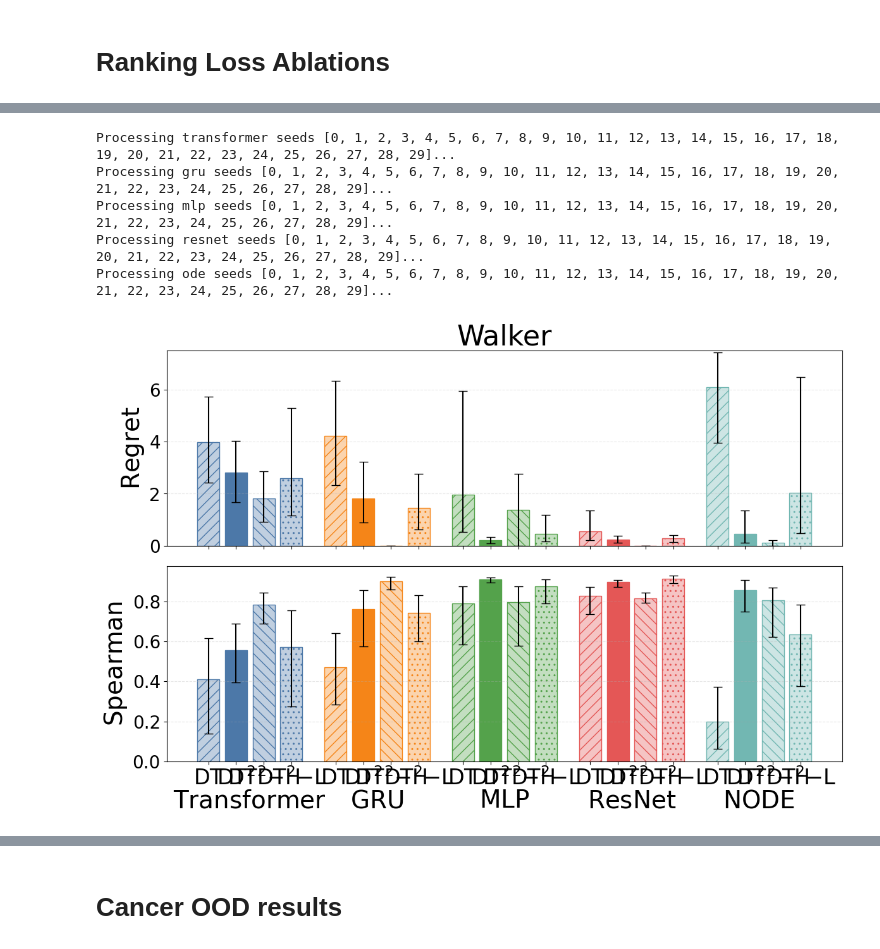
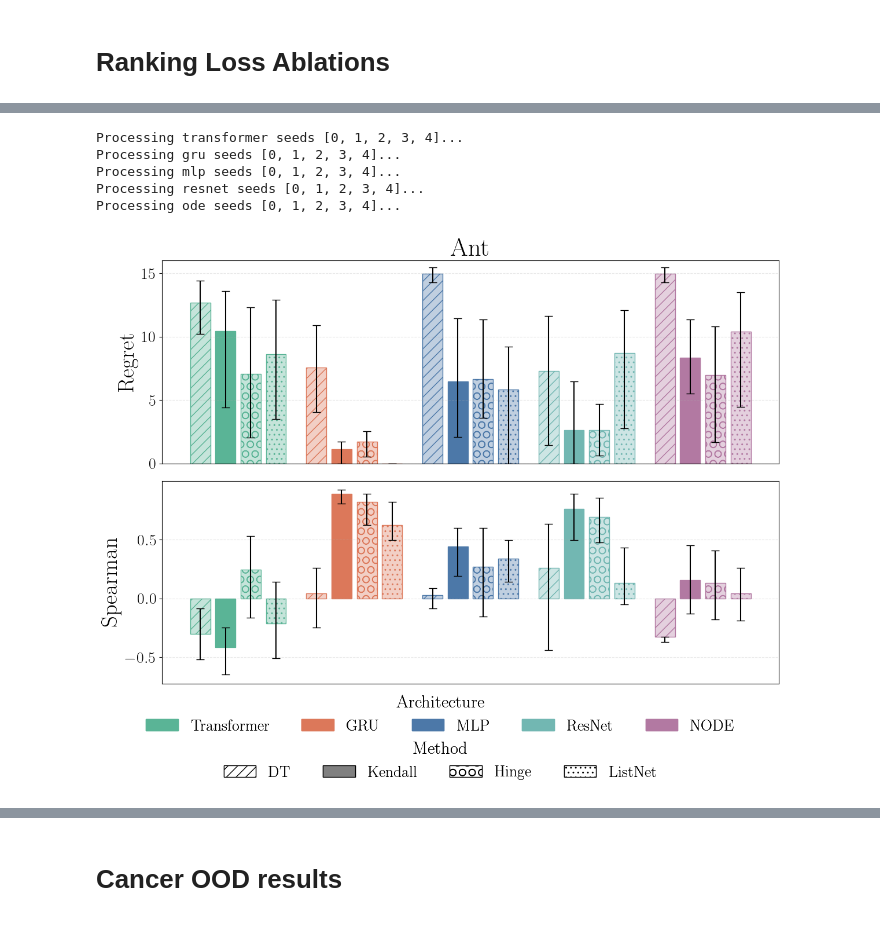
Before and after one commit to harrya32/DT2, a Jupyter notebook: results/results.ipynb, the cells around one changed output, grey strips where cells are left out. Drawn from its saved outputs; the diff is of its cells as text; code cells hidden in the pictures.

Commit message:
ranking ablation plots

```diff
--- a/results/results.ipynb
+++ b/results/results.ipynb
@@ -318,11 +318,13 @@ hinge           | 91.23 ± 0.97       | -0.100 ± 0.000     | 0.0% ± 0.0%
 listnet         | 91.23 ± 0.97       | -0.100 ± 0.000     | 0.0% ± 0.0%
 vaml            | 91.23 ± 0.97       | -0.100 ± 0.000     | 0.0% ± 0.0%
 # %%
-# Combined 2x3 grid of all environments
 import matplotlib.pyplot as plt
 import numpy as np
+from matplotlib import rc
 
-# Data for all environments
+rc('text', usetex=True)
+rc('font', family='serif')
+
 environments = {
     'Pendulum': {
         'lambdas': [0, 0.1, 0.25, 0.5, 0.75],
@@ -333,7 +335,7 @@ environments = {
         'mse_log': True,
         'mse_ylim': None
     },
-    'LunarLander': {
+    'Lunarlander': {
         'lambdas': [0, 0.1, 0.25, 0.5, 0.75],
         'spearman': [0.76, 0.93, 0.90, 0.92, 0.93],
         'spearman_ses': [0.07, 0.03, 0.04, 0.05, 0.03],
@@ -385,8 +387,8 @@ environments = {
 fig, axes = plt.subplots(2, 3, figsize=(18, 10))
 axes = axes.flatten()
 
-color_spearman = 'tab:blue'
-color_mse = 'tab:red'
+color_spearman = (90/255, 180/255, 150/255)
+color_mse = (220/255, 120/255, 90/255)
 
 for idx, (env_name, data) in enumerate(environments.items()):
     ax1 = axes[idx]
@@ -398,10 +400,10 @@ for idx, (env_name, data) in enumerate(environments.items()):
     # Plot Spearman
     # Only show x-label on bottom row
     if row == 1:
-        ax1.set_xlabel('$\\lambda$', fontsize=28)
+        ax1.set_xlabel(r'$\lambda$', fontsize=28)
     # Only show Spearman label on leftmost column
     if col == 0:
-        ax1.set_ylabel('Spearman', color=color_spearman, fontsize=28)
+        ax1.set_ylabel(r'Spearman', color=color_spearman, fontsize=28)
     ax1.plot(data['lambdas'], data['spearman'], color=color_spearman, marker='o',
              linestyle='-', linewidth=2, label='Spearman')
 
@@ -428,15 +430,15 @@ for idx, (env_name, data) in enumerate(environments.items()):
         ax1.set_xticklabels([])
     else:
         # Custom formatting: show "0" instead of "0.00"
-        ax1.set_xticklabels(['0', '0.1', '0.25', '0.5', '0.75'])
+        ax1.set_xticklabels([r'$0$', r'$0.1$', r'$0.25$', r'$0.5$', r'$0.75$'])
     ax1.grid(True, linestyle=':', alpha=0.6)
-    ax1.set_title(env_name, fontsize=28)
+    ax1.set_title(r'{}'.format(env_name), fontsize=28)
 
     # Plot MSE on secondary y-axis
     ax2 = ax1.twinx()
     # Only show MSE label on rightmost column
     if col == 2:
-        ax2.set_ylabel('MSE', color=color_mse, fontsize=28)
+        ax2.set_ylabel(r'MSE', color=color_mse, fontsize=28)
     ax2.plot(data['lambdas'], data['mse'], color=color_mse, marker='s',
              linestyle='--', linewidth=2, label='MSE')
     ax2.fill_between(data['lambdas'],
@@ -2524,9 +2592,9 @@ Processing ode seeds [2, 3, 4, 5, 6, 7, 8, 9, 10, 11]...
 # %%
-plot_benchmarks_all(pipeline = 'walker_pipeline', seeds = list(range(0,30)), ylim = 7.5, save = False)
+plot_benchmarks_all(pipeline = 'ant_pipeline', seeds = list(range(0, 5)), ylim = 16, save = True, show_x_labels=False, plot_legend=True) #lambda 0.99, rollout len 50
 # %% [output]
-Processing transformer seeds [0, 1, 2, 3, 4, 5, 6, 7, 8, 9, 10, 11, 12, 13, 14, 15, 16, 17, 18, 19, 20, 21, 22, 23, 24, 25, 26, 27, 28, 29]...
-Processing gru seeds [0, 1, 2, 3, 4, 5, 6, 7, 8, 9, 10, 11, 12, 13, 14, 15, 16, 17, 18, 19, 20, 21, 22, 23, 24, 25, 26, 27, 28, 29]...
-Processing mlp seeds [0, 1, 2, 3, 4, 5, 6, 7, 8, 9, 10, 11, 12, 13, 14, 15, 16, 17, 18, 19, 20, 21, 22, 23, 24, 25, 26, 27, 28, 29]...
-Processing resnet seeds [0, 1, 2, 3, 4, 5, 6, 7, 8, 9, 10, 11, 12, 13, 14, 15, 16, 17, 18, 19, 20, 21, 22, 23, 24, 25, 26, 27, 28, 29]...
-Processing ode seeds [0, 1, 2, 3, 4, 5, 6, 7, 8, 9, 10, 11, 12, 13, 14, 15, 16, 17, 18, 19, 20, 21, 22, 23, 24, 25, 26, 27, 28, 29]...
+Processing transformer seeds [0, 1, 2, 3, 4]...
+Processing gru seeds [0, 1, 2, 3, 4]...
+Processing mlp seeds [0, 1, 2, 3, 4]...
+Processing resnet seeds [0, 1, 2, 3, 4]...
+Processing ode seeds [0, 1, 2, 3, 4]...
-[figure, old version]
+[figure, new version]
```
Also changed, not shown: parts of 23 cells of this notebook, 13 other files.
